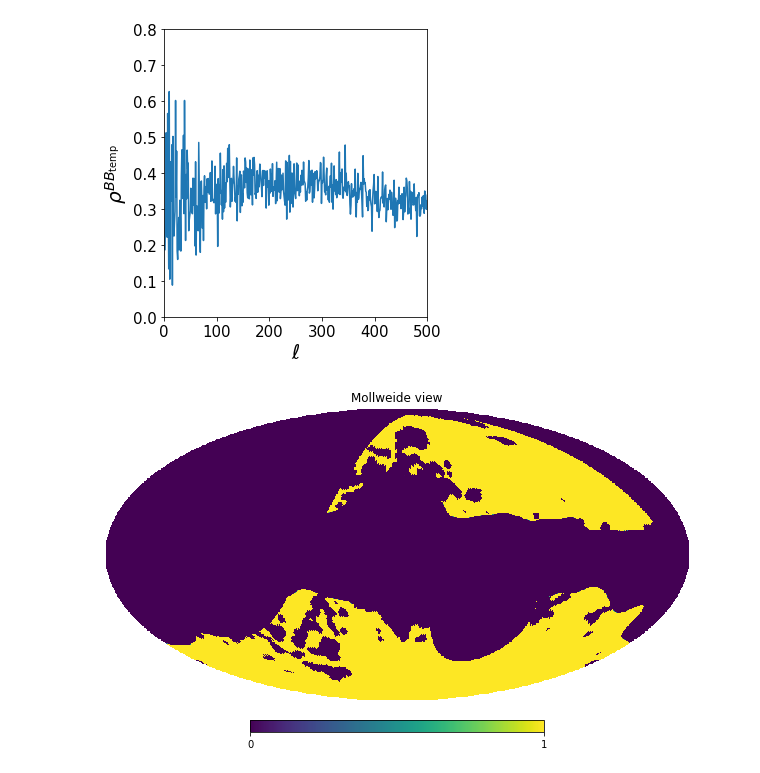
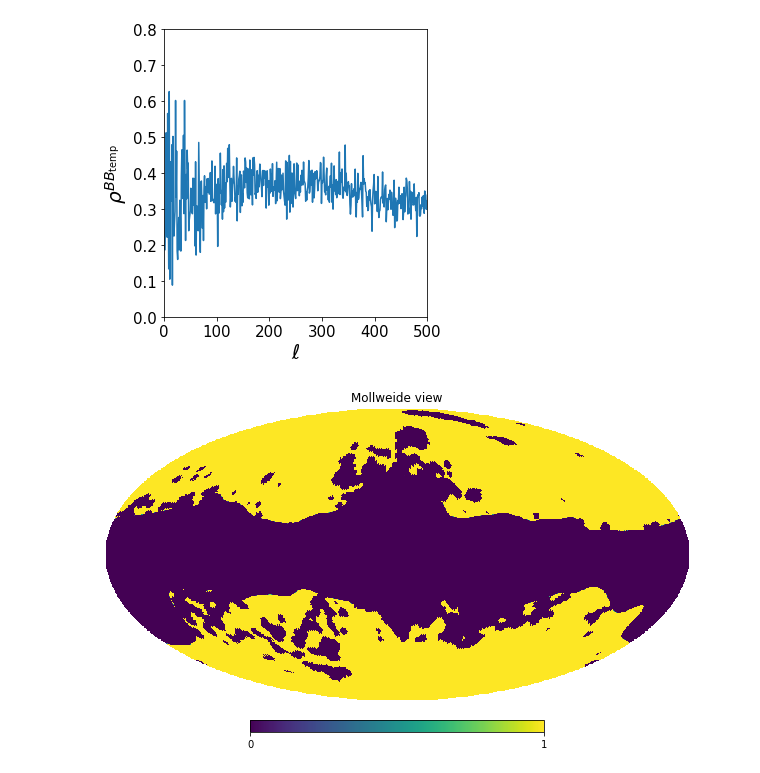
Before and after one commit to litebird/LBxS4, a Jupyter notebook: Notebooks/coadd.ipynb, the cells around one changed output. Drawn from its saved outputs; the diff is of its cells as text; code cells hidden in the pictures.

```diff
--- a/Notebooks/coadd.ipynb
+++ b/Notebooks/coadd.ipynb
@@ -76,6 +62,6 @@ plt.savefig('rho_bbtemp.pdf',bbox_inches='tight',dpi=300)
 # %% [output]
 [figure]
 # %%
-hp.mollview(kappa.masks['ks4'])
+hp.mollview(kappa.masks['cib'])
 # %% [output]
-[figure, old version]
+[figure, new version]
```
Also changed, not shown: parts of 4 cells of this notebook, 1 other file.
